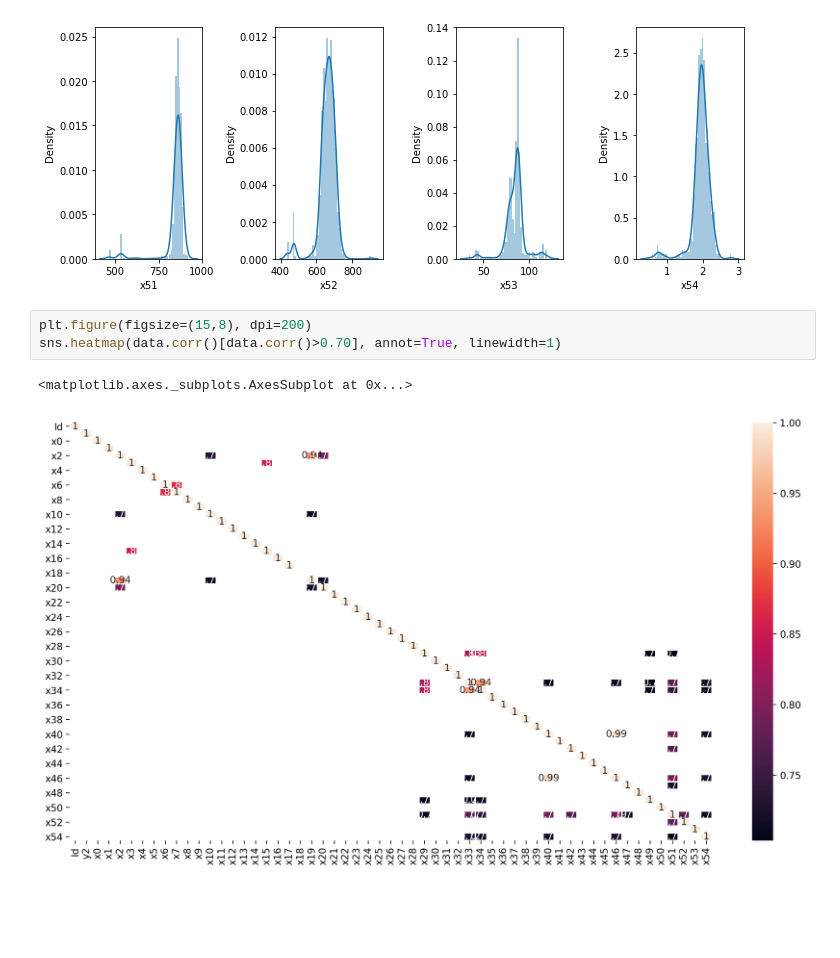
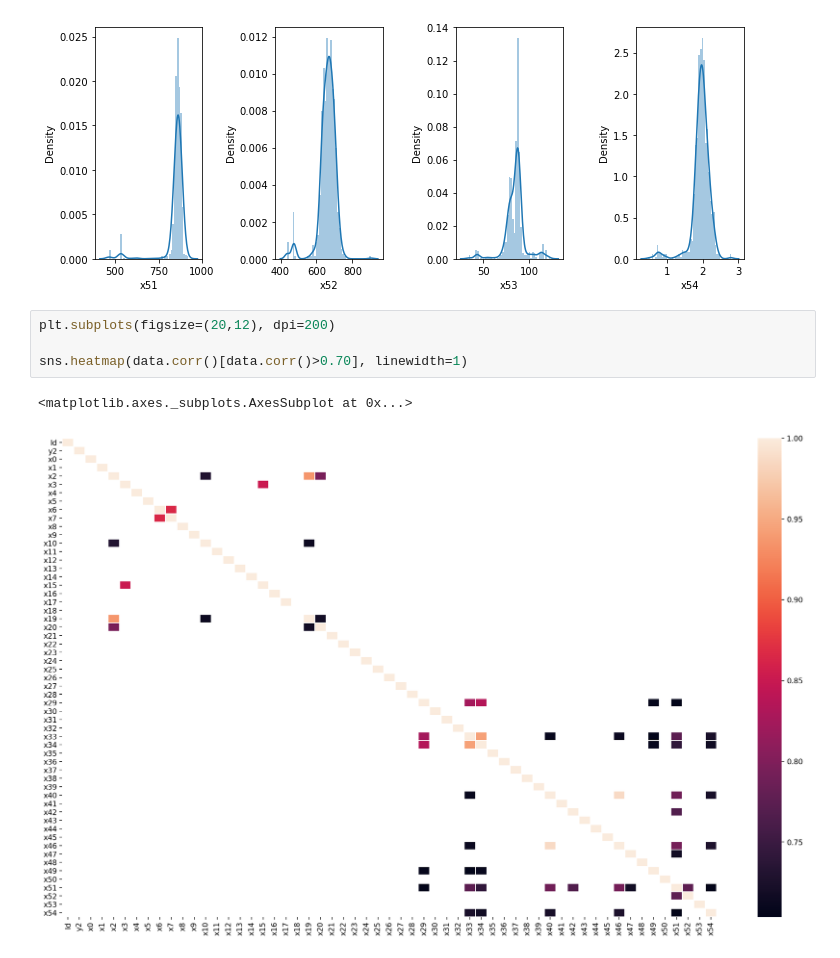
Before and after one commit to ravigits/hackathon_dec2020, a Jupyter notebook: Predict_Batch_Performance.ipynb, the cells around one changed output. Drawn from its saved outputs; the diff is of its cells as text; blank space fills up the shorter version.

```diff
--- a/Predict_Batch_Performance.ipynb
+++ b/Predict_Batch_Performance.ipynb
@@ -208,8 +208,9 @@ for i in range(0,len(numeric_columns),4):
 [figure]
 [figure]
 # %%
-plt.figure(figsize=(15,8), dpi=200)
-sns.heatmap(data.corr()[data.corr()>0.70], annot=True, linewidth=1)
+plt.subplots(figsize=(20,12), dpi=200)
+
+sns.heatmap(data.corr()[data.corr()>0.70], linewidth=1)
 # %% [output]
 <matplotlib.axes._subplots.AxesSubplot at 0x...>
-[figure, old version]
+[figure, new version]
```
